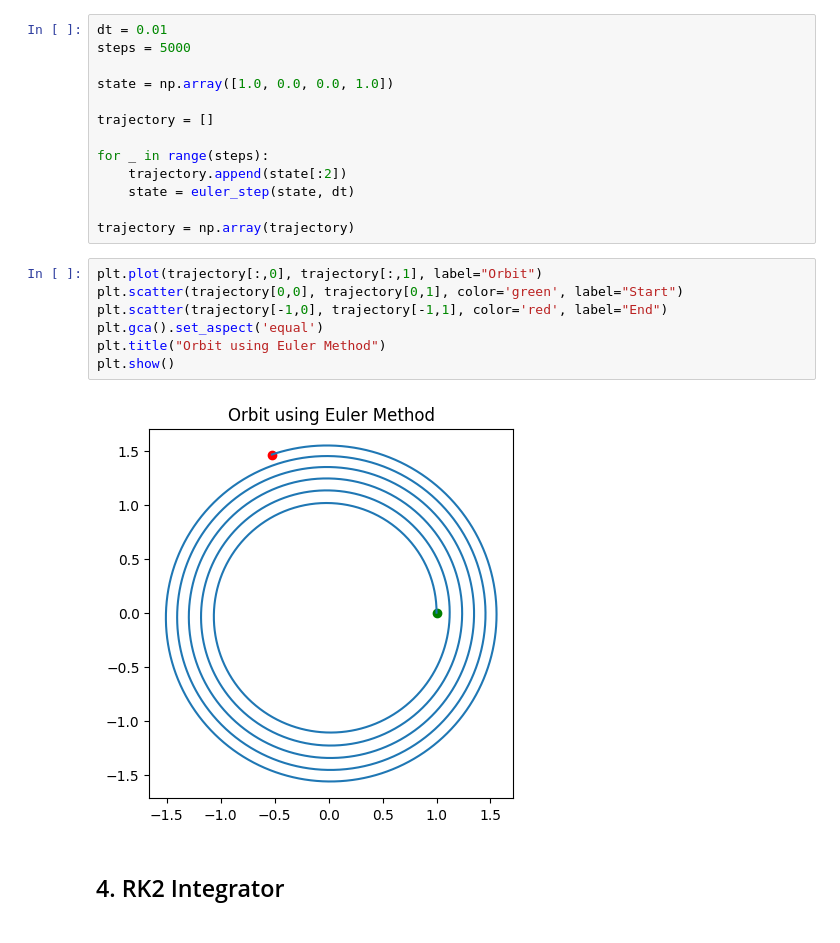
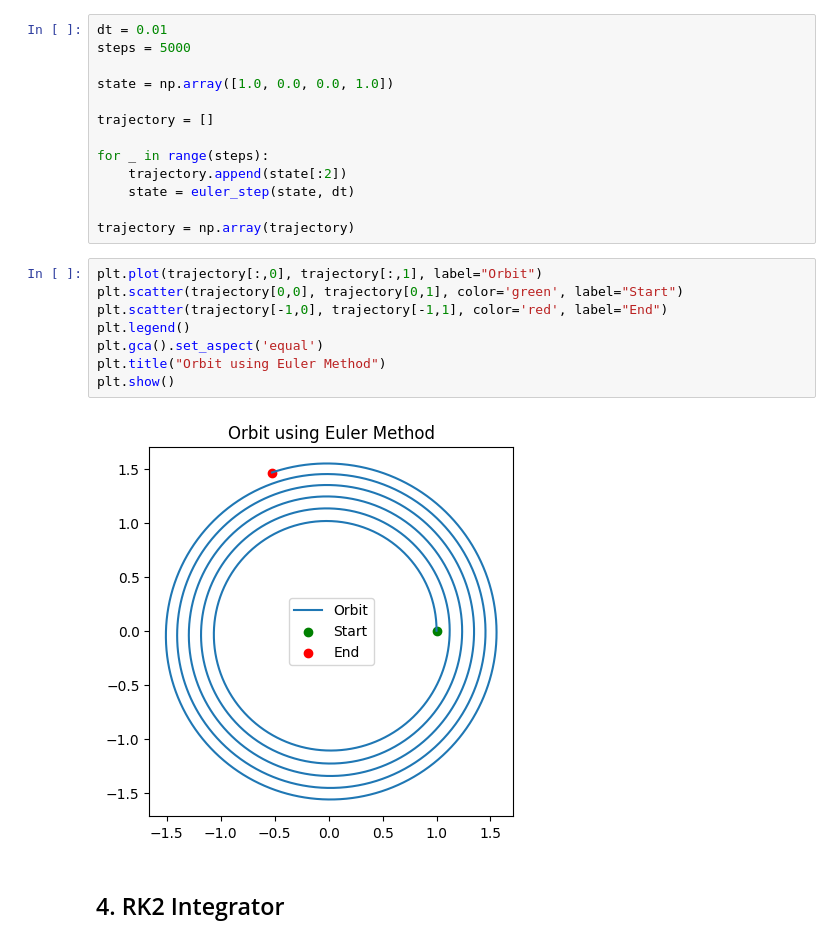
Before and after one commit to swayambel/numerical-integrator-analysis, a Jupyter notebook: numerical_integrator_analysis.ipynb, the cells around one changed output. Saved outputs shown, nothing was run; the diff lists cells and outputs as text.

Commit message:
Graphical enhancing

```diff
--- a/numerical_integrator_analysis.ipynb
+++ b/numerical_integrator_analysis.ipynb
@@ -43,12 +43,13 @@ trajectory = np.array(trajectory)
 # %%
 plt.plot(trajectory[:,0], trajectory[:,1], label="Orbit")
 plt.scatter(trajectory[0,0], trajectory[0,1], color='green', label="Start")
 plt.scatter(trajectory[-1,0], trajectory[-1,1], color='red', label="End")
+plt.legend()
 plt.gca().set_aspect('equal')
 plt.title("Orbit using Euler Method")
 plt.show()
 # %% [output]
-[figure, old version]
+[figure, new version]
 # %% [markdown]
 ## 4. RK2 Integrator
 # %% [markdown]
```
